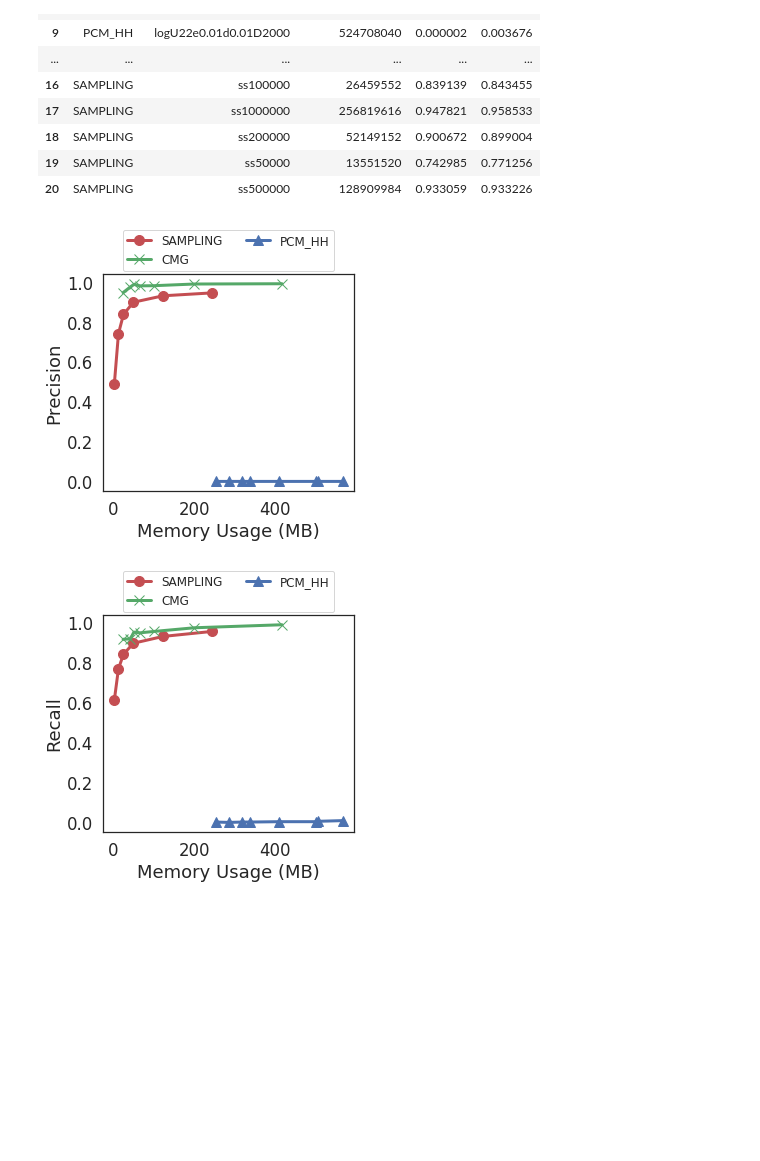
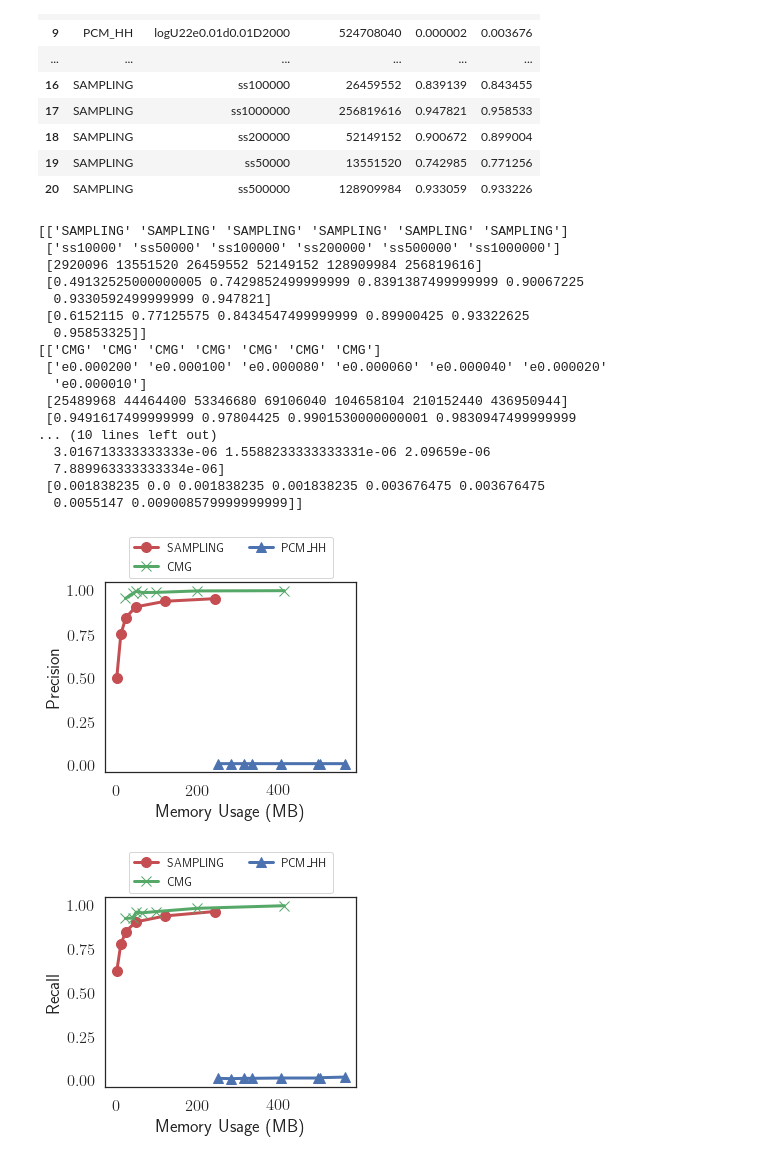
Before and after one commit to Yanqing-UTAH/ATTPCode, a Jupyter notebook: plot/HH_ATTP_clientid.ipynb, the cells around one changed output. Cells and saved outputs as stored; diff of their text form; code cells hidden in the pictures; blank space fills up the shorter version.

Commit message:
upload updated plot scripts

```diff
--- a/plot/HH_ATTP_clientid.ipynb
+++ b/plot/HH_ATTP_clientid.ipynb
@@ -1,4 +1,8 @@
 # %%
+import matplotlib
+matplotlib.rcParams['ps.useafm'] = True
+matplotlib.rcParams['pdf.use14corefonts'] = True
+matplotlib.rcParams['text.usetex'] = True
 import re
 import pandas as pd
 import matplotlib.pyplot as plt
@@ -145,39 +169,57 @@ pr
 | 19 | SAMPLING | ss50000 | 13551520 | 0.742985 | 0.771256 |
 | 20 | SAMPLING | ss500000 | 128909984 | 0.933059 | 0.933226 |
 # %%
-fig, ax = plt.subplots(figsize = (4.5, 4))
+fig, ax = plt.subplots(figsize = (4.5, 3.5))
 sketch_type = ["SAMPLING", "CMG", "PCM_HH"]
 
 linestyles = ["-", "--", "."]
 colors = ["r", "g", "b"]
 markers = ["o", "x", "^"]
 ms = 10
 lw = 3
 
 cnt = 0
 for sk in sketch_type:
     dat = pr[pr["Sketch"] == sk].sort_values(by = "Memory Usage (B)").transpose().to_numpy()
-    plt.plot(dat[2] / 1048576.0, dat[3], color = colors[cnt], marker = markers[cnt], label = sk, markersize = ms, linewidth = lw)
+    print dat
+    plt.plot(dat[2] / 1048576.0, dat[3], color = colors[cnt], marker = markers[cnt], label = sk.replace('_', '\\_'), markersize = ms, linewidth = lw)
     cnt += 1
-lgd = ax.legend(loc="upper center", bbox_to_anchor=(0.5, 1.23), ncol=2, fontsize=12)
+lgd = ax.legend(loc="upper center", bbox_to_anchor=(0.5, 1.27), ncol=2, fontsize=12)
 ax.set_xlabel("Memory Usage (MB)")
 ax.set_ylabel("Precision")
 #plt.tight_layout()
 plt.savefig(prefix + 'precision.pdf', bbox_extra_artists=[lgd], bbox_inches='tight')
 # %% [output]
+[['SAMPLING' 'SAMPLING' 'SAMPLING' 'SAMPLING' 'SAMPLING' 'SAMPLING']
+ ['ss10000' 'ss50000' 'ss100000' 'ss200000' 'ss500000' 'ss1000000']
+ [2920096 13551520 26459552 52149152 128909984 256819616]
+ [0.49132525000000005 0.7429852499999999 0.8391387499999999 0.90067225
+  0.9330592499999999 0.947821]
+ [0.6152115 0.77125575 0.8434547499999999 0.89900425 0.93322625
+  0.95853325]]
+[['CMG' 'CMG' 'CMG' 'CMG' 'CMG' 'CMG' 'CMG']
+ ['e0.000200' 'e0.000100' 'e0.000080' 'e0.000060' 'e0.000040' 'e0.000020'
+  'e0.000010']
+ [25489968 44464400 53346680 69106040 104658104 210152440 436950944]
+ [0.9491617499999999 0.97804425 0.9901530000000001 0.9830947499999999
+... (10 lines left out)
+  3.016713333333333e-06 1.5588233333333331e-06 2.09659e-06
+  7.889963333333334e-06]
+ [0.001838235 0.0 0.001838235 0.001838235 0.003676475 0.003676475
+  0.0055147 0.009008579999999999]]
-[figure, old version]
+[figure, new version]
 # %%
-fig, ax = plt.subplots(figsize = (4.5, 4))
+fig, ax = plt.subplots(figsize = (4.5, 3.5))
 cnt = 0
 for sk in sketch_type:
     dat = pr[pr["Sketch"] == sk].sort_values(by = "Memory Usage (B)").transpose().to_numpy()
-    plt.plot(dat[2] / 1048576.0, dat[4], color = colors[cnt], marker = markers[cnt], label = sk, markersize = ms, linewidth = lw)
+    plt.plot(dat[2] / 1048576.0, dat[4], color = colors[cnt], marker = markers[cnt], label = sk.replace('_', '\\_'), markersize = ms, linewidth = lw)
     cnt += 1
-lgd = ax.legend(loc="upper center", bbox_to_anchor=(0.5, 1.23), ncol=2, fontsize=12)
+lgd = ax.legend(loc="upper center", bbox_to_anchor=(0.5, 1.27), ncol=2, fontsize=12)
 ax.set_xlabel("Memory Usage (MB)")
 ax.set_ylabel("Recall")
 #plt.tight_layout()
 plt.savefig(prefix + 'recall.pdf', bbox_extra_artists=[lgd], bbox_inches='tight')
 # %% [output]
-[figure, old version]
+[figure, new version]
 # %%
```
Also changed, not shown: parts of 4 cells of this notebook, 7 other files.
